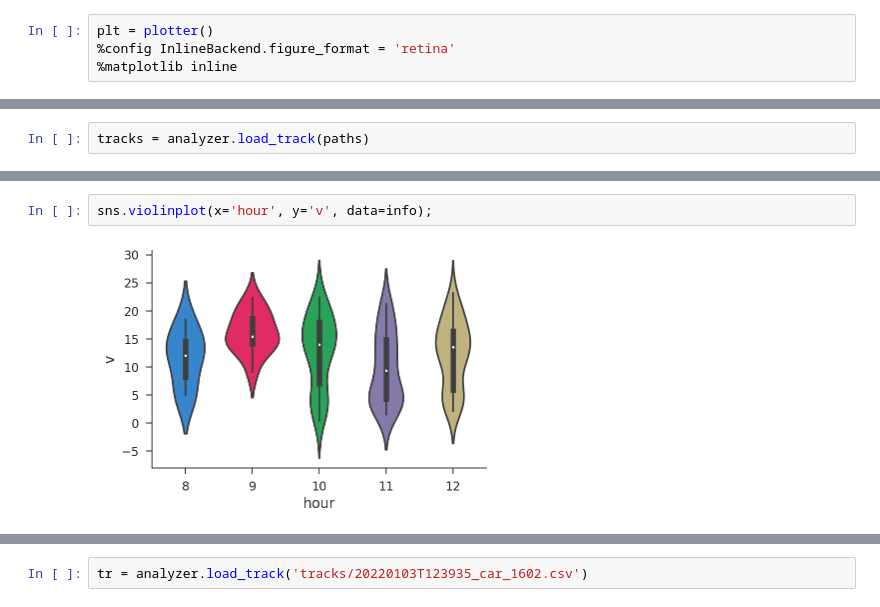
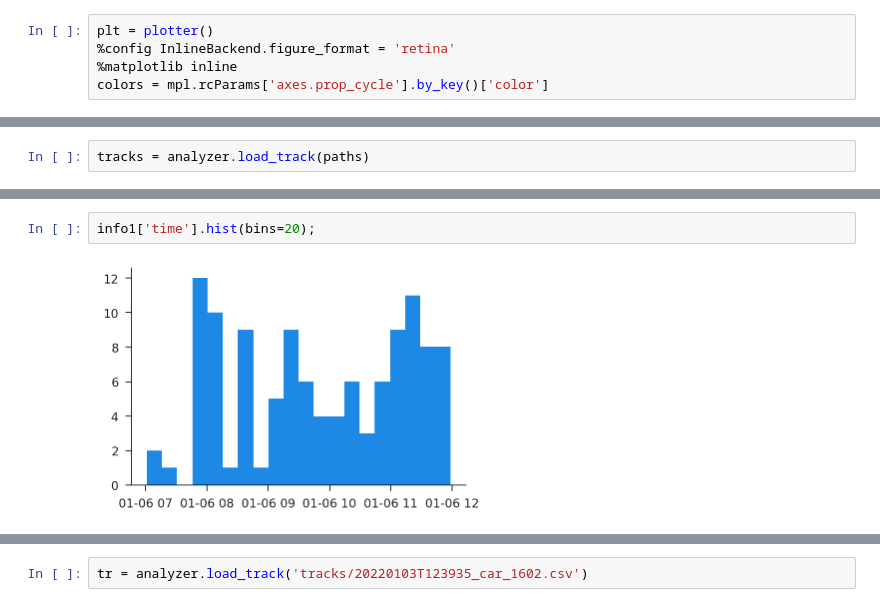
Before and after one commit to iamlemec/speedcam, a Jupyter notebook: notebooks/speed_stats.ipynb, the cells around one changed output, grey strips where cells are left out. Cells and saved outputs as stored; diff of their text form.

```diff
--- a/notebooks/speed_stats.ipynb
+++ b/notebooks/speed_stats.ipynb
@@ -6,6 +6,7 @@ cd ~/work/waroncars
 plt = plotter()
 %config InlineBackend.figure_format = 'retina'
 %matplotlib inline
+colors = mpl.rcParams['axes.prop_cycle'].by_key()['color']
 # %%
 import toml
 import seaborn as sns
@@ -35,4 +40,4 @@ info.describe()
-# %%
-sns.violinplot(x='hour', y='v', data=info);
-# %% [output]
-[figure, removed]
+# %%
+info1['time'].hist(bins=20);
+# %% [output]
+[figure, added]
```
Also changed, not shown: parts of 6 cells of this notebook, 4 other files.
